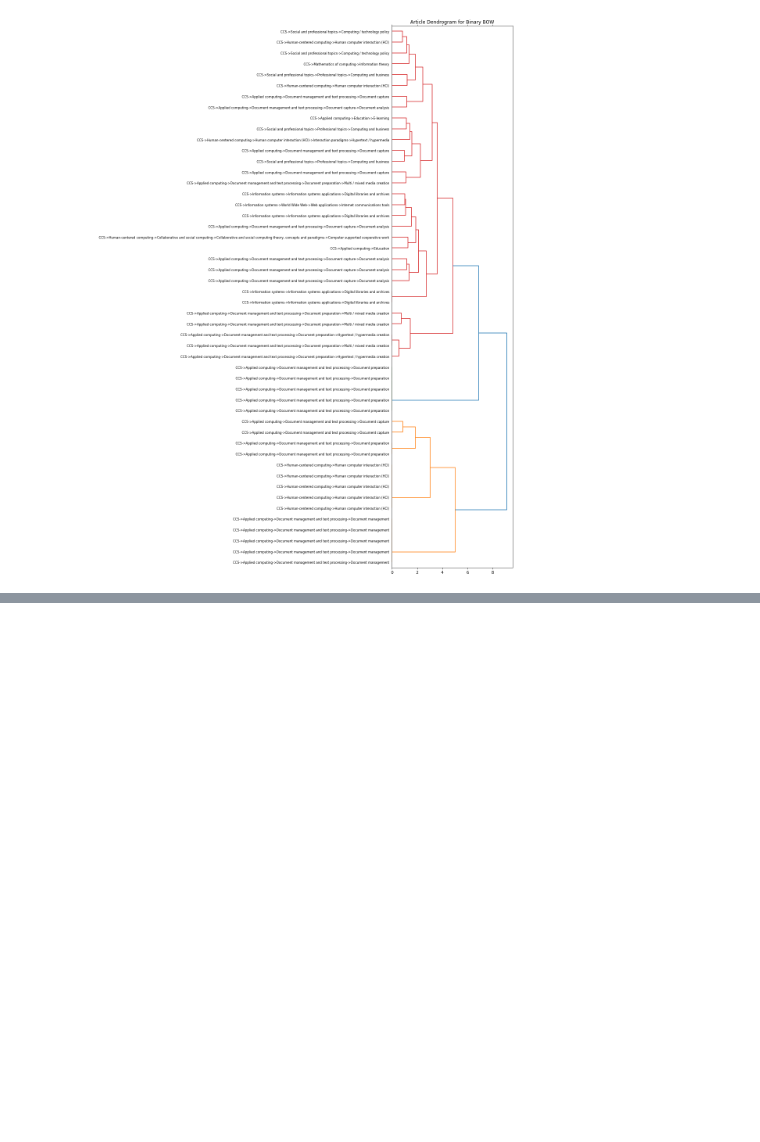
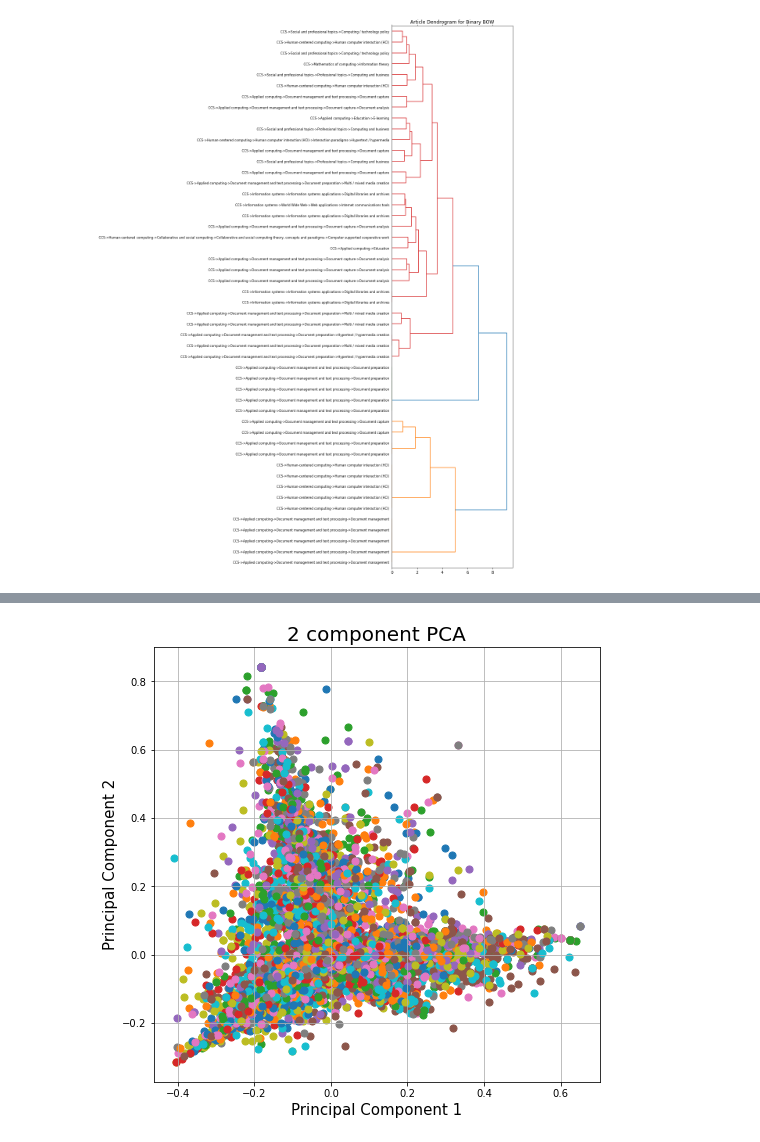
Before and after one commit to Learningchipmunk/Keywords-Ordering, a Jupyter notebook: Article_Clustering_Experiment.ipynb, the cells around one changed output, grey strips where cells are left out. Drawn from its saved outputs; the diff is of its cells as text; code cells hidden in the pictures; blank space fills up the shorter version.

```diff
--- a/Article_Clustering_Experiment.ipynb
+++ b/Article_Clustering_Experiment.ipynb
@@ -253,0 +256,13 @@ plt.savefig('Images/ward_clusters_TF-IDFBOW.png', facecolor=fig.get_facecolor(),
+# %%
+
+from sklearn.decomposition import PCA
+
+
+pca = PCA(n_components=30)
+principalComponents = pca.fit_transform(np.array(list(filtered_articles_df["tf-idf_kw"])))
+
+
+principalDf = pd.DataFrame(data = principalComponents[:,:3],#we only take the first 3 components
+             columns = ['principal component 1', 'principal component 2', 'principal component 3'])
+
+principalDf
@@ -253,0 +283,12 @@ plt.savefig('Images/ward_clusters_TF-IDFBOW.png', facecolor=fig.get_facecolor(),
+# %%
+compute_transformation = False
+if(compute_transformation):
+    principalDf = principalDf.apply(lambda x: np.tan(x*np.pi/2))
+# %%
+articles_ccs  = filtered_articles_df['ccs'].apply(lambda x: ChooseMostImportantConcept(x))
+# %%
+targets = pd.DataFrame(data = list(articles_ccs),
+              columns = ['ccs_concepts'])
+
+finalDf = pd.concat([principalDf, targets], axis = 1)
+finalDf
@@ -253,0 +309,18 @@ plt.savefig('Images/ward_clusters_TF-IDFBOW.png', facecolor=fig.get_facecolor(),
+# %%
+fig = plt.figure(figsize = (8,8))
+ax = fig.add_subplot(1,1,1)
+ax.set_xlabel('Principal Component 1', fontsize = 15)
+ax.set_ylabel('Principal Component 2', fontsize = 15)
+ax.set_title('2 component PCA', fontsize = 20)
+targets = articles_ccs.unique()
+# colors = ['r', 'g', 'b']
+for target in targets:
+    indicesToKeep = target == finalDf['ccs_concepts']
+    ax.scatter(finalDf.loc[indicesToKeep, 'principal component 1']
+               , finalDf.loc[indicesToKeep, 'principal component 2']
+            #    , c = color
+               , s = 50)
+# ax.legend(targets)
+ax.grid()
+# %% [output]
+[figure, added]
```
Also changed, not shown: parts of 21 cells of this notebook, 9 other files.
